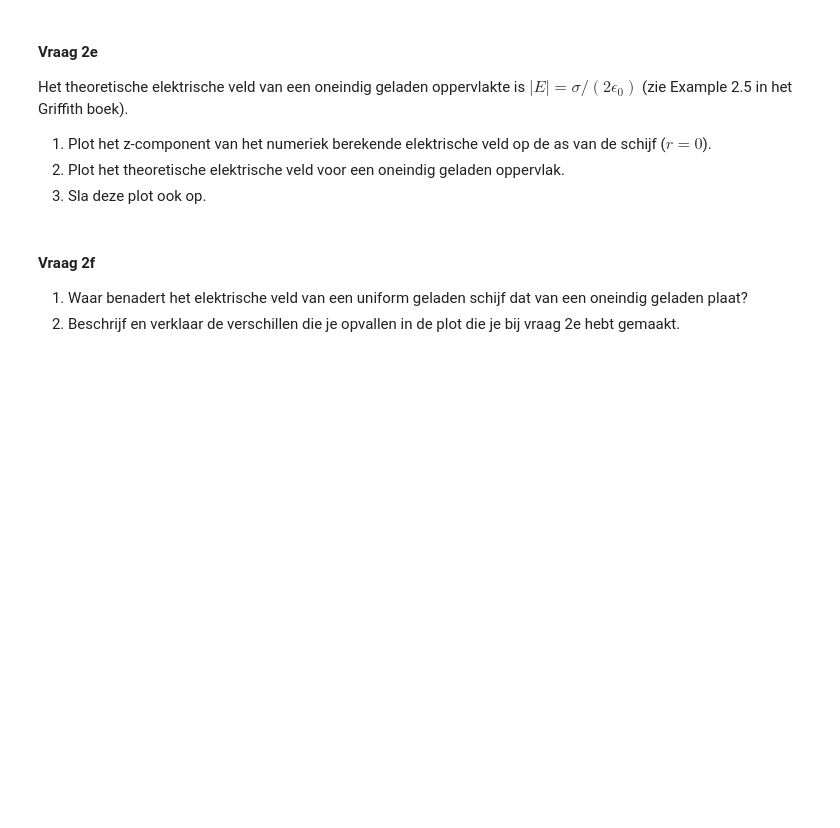
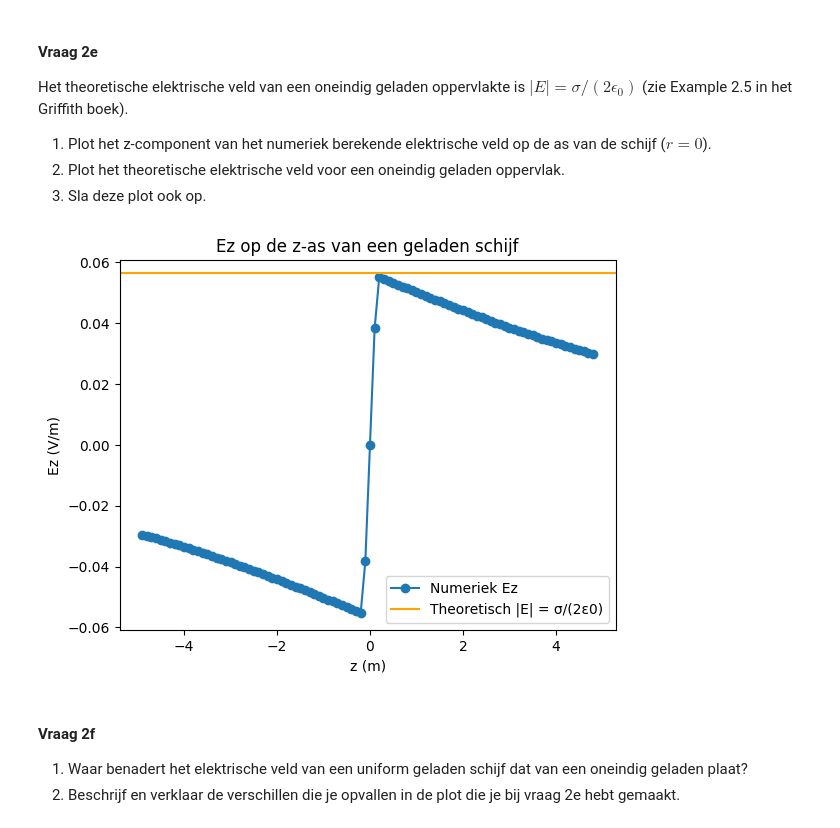
Before and after one commit to zalwani/opdrachten-DEF-D, a Jupyter notebook: DigitaleOntwerpopdrachten/1CondensatorOpdracht/CondensatorOntwerpopdracht.ipynb, the cells around one changed output. Saved outputs shown, nothing was run; the diff lists cells and outputs as text; code cells hidden in the pictures; blank space fills up the shorter version.

```diff
--- a/DigitaleOntwerpopdrachten/1CondensatorOpdracht/CondensatorOntwerpopdracht.ipynb
+++ b/DigitaleOntwerpopdrachten/1CondensatorOpdracht/CondensatorOntwerpopdracht.ipynb
@@ -279,9 +291,28 @@ Het theoretische elektrische veld van een oneindig geladen oppervlakte is $|E| =
 2. Plot het theoretische elektrische veld voor een oneindig geladen oppervlak.
 3. Sla deze plot ook op.
 # %%
-###
-###Hier jouw code###
-###
+# index van r = 0 in verkorte r-array
+idx_r_zero = np.argmin(np.abs(r_for_E))
+
+# numeriek Ez op de z-as
+Ez_z = Ez[:, idx_r_zero]
+
+# theoretisch veld voor oneindig oppervlak
+E_theory = sigma / (2 * epsilon0)
+
+plt.figure()
+plt.title("Ez op de z-as van een geladen schijf")
+plt.plot(z_for_E, Ez_z, "o-", label="Numeriek Ez")
+plt.axhline(E_theory, color="orange", label="Theoretisch |E| = σ/(2ε0)")
+
+plt.xlabel("z (m)")
+plt.ylabel("Ez (V/m)")
+plt.legend()
+
+plt.savefig("vraag_2e_Ez_z_as.png")
+plt.show()
+# %% [output]
+[figure, added]
 # %% [markdown]
 #### Vraag 2f
 1. Waar benadert het elektrische veld van een uniform geladen schijf dat van een oneindig geladen plaat?
```
Also changed, not shown: parts of 12 cells of this notebook, 4 other files.
